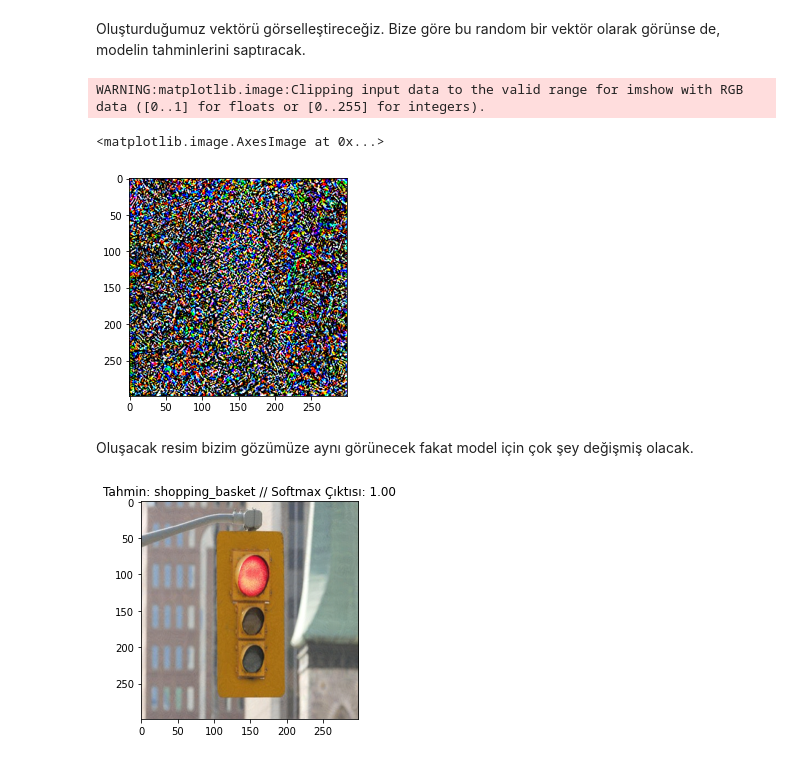
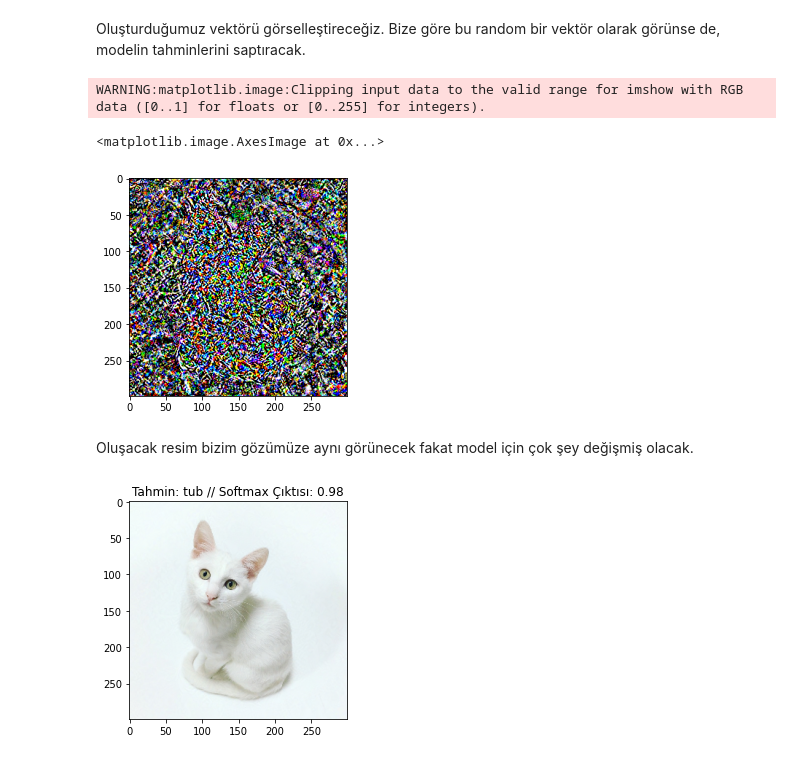
Before and after one commit to Frightera/TensorFlow-2.X-Ogretici-Notebooklar-Turkce, a Jupyter notebook: 7 - Softmax Çıktıları ve -Adversarial Attack- .ipynb, the cells around one changed output. Cells and saved outputs as stored; diff of their text form; code cells hidden in the pictures.

```diff
--- a/7 - Softmax Çıktıları ve -Adversarial Attack- .ipynb
+++ b/7 - Softmax Çıktıları ve -Adversarial Attack- .ipynb
@@ -278,7 +278,8 @@ def get_prediction(devasa_model, image):
     plt.title('Tahmin: %s // Softmax Çıktısı: %.2f' % (prediction_details[0],
                                                            prediction_details[1]))
 # %%
-img_link = "https://smartcdn.prod.postmedia.digital/ottawacitizen/wp-content/uploads/2015/04/109960-ottawa-ont-aug-16-2012-stock-stock-photos-for-li.jpg?quality=90&strip=all&w=400"
+#Image source: https://unsplash.com/photos/E9kVmtiqqGE (By Rémi Rémino)
+img_link = "https://images.unsplash.com/photo-1520315342629-6ea920342047?ixlib=rb-1.2.1&ixid=MnwxMjA3fDB8MHxwaG90by1wYWdlfHx8fGVufDB8fHx8&auto=format&fit=crop&w=880&q=80"
 image = tf.keras.utils.get_file(origin=img_link)
 image = plt.imread(image)
 image = cv2.resize(image, [299, 299])
@@ -286,5 +287,5 @@ image = image.astype(np.float32)
 image_before = image.copy()
 
 # Normal resimde prediction alalım.
-get_prediction(devasa_model, image) # 0.96 --> traffic light
+get_prediction(devasa_model, image) # 0.95 --> traffic light
 # %% [output]
@@ -373,9 +374,10 @@ Burada öyle bir `noise_vector` oluşturacağız ki, bu vektör resme eklendiği
 # %%
 nadam_opt = tf.keras.optimizers.Nadam(0.1)
 sparse_loss = tf.keras.losses.SparseCategoricalCrossentropy()
-noise_vector = tf.Variable(tf.ones_like(image), trainable=True, dtype = tf.float32)
-min_max_clip = 0.3
-class_idx = 920
+noise_vector = tf.Variable(tf.random.uniform(shape = (299, 299, 3), minval = 0, maxval = 0.1),
+                           trainable=True, dtype = tf.float32)
+min_max_clip = 0.02
+class_idx = 285
 
 gradient_list = [] # Daha sonra incelemek isterseniz diye gradyanları listeye ekledim.
                    # Fakat incelemek kadar detaya burada girmedim.
@@ -445,20 +447,19 @@ Step: 50, Loss: -35.848
 Oluşturduğumuz vektörü görselleştireceğiz. Bize göre bu random bir vektör olarak görünse de, modelin tahminlerini saptıracak.
 # %%
 visualize = (noise_vector - tf.reduce_mean(noise_vector)) / tf.math.reduce_std(noise_vector)
-visualize = tf.clip_by_value(visualize, 0, 255)
 plt.imshow(visualize)
 # %% [output]
 WARNING:matplotlib.image:Clipping input data to the valid range for imshow with RGB data ([0..1] for floats or [0..255] for integers).
 <matplotlib.image.AxesImage at 0x...>
-[figure, old version]
+[figure, new version]
 # %% [markdown]
 Oluşacak resim bizim gözümüze aynı görünecek fakat model için çok şey değişmiş olacak.
 # %%
 # Oluşturduğumuz vektörü orijinal resme ekliyoruz.
-updated_image = image_before + noise_vector
+updated_image = image_before + 0.7 * noise_vector # 0.7 arttıkça softmax çıktısı değeri artacaktır.
 updated_image = np.clip(updated_image, 0, 255).astype("uint8")
 
 # Ve tahmin alınca çıktı --> shopping_basket: 1.0 :))
 get_prediction(devasa_model, updated_image)
 # %% [output]
-[figure, old version]
+[figure, new version]
```
Also changed, not shown: parts of 10 cells of this notebook.
